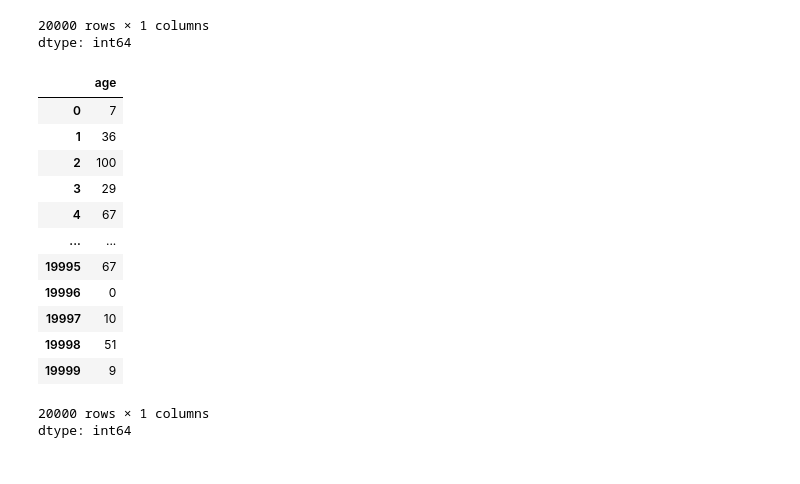
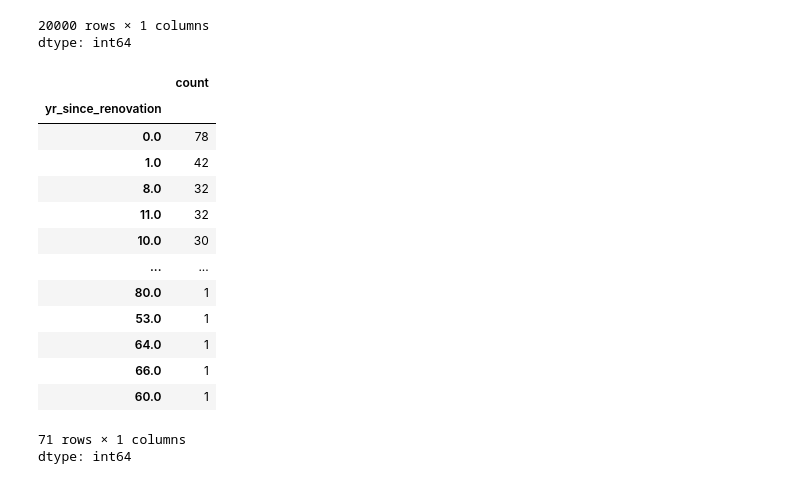
Before and after one commit to jennarandall785/Portfolio, a Jupyter notebook: notebooks/starter_housing.ipynb, the cells around one changed output. Saved outputs shown, nothing was run; the diff lists cells and outputs as text; code cells hidden in the pictures.

```diff
--- a/notebooks/starter_housing.ipynb
+++ b/notebooks/starter_housing.ipynb
@@ -184,23 +164,27 @@ housing["year_sold"]
 | 19999 | 2015 |
 20000 rows × 1 columns
 dtype: int64
-# %%
-housing["age"]= (housing["year_sold"]-housing["yr_built"])
-housing["age"]
-# %% [output]
-|  | age |
-| 0 | 7 |
-| 1 | 36 |
-| 2 | 100 |
-| 3 | 29 |
-| 4 | 67 |
-| ... | ... |
-| 19995 | 67 |
-| 19996 | 0 |
-| 19997 | 10 |
-| 19998 | 51 |
-| 19999 | 9 |
-20000 rows × 1 columns
-dtype: int64
+# %%
+housing["age"]= (housing["year_sold"]-housing["yr_built"])
+housing["has_been_renovated"] = (housing["yr_renovated"] > 0).astype(int)
+housing["yr_since_renovation"] = housing["year_sold"] - housing["yr_renovated"]
+housing.loc[housing["yr_renovated"] == 0, "yr_since_renovation"] = np.nan
+housing["yr_since_renovation"].value_counts()
+# %% [output]
+|  | count |
+| yr_since_renovation |  |
+| 0.0 | 78 |
+| 1.0 | 42 |
+| 8.0 | 32 |
+| 11.0 | 32 |
+| 10.0 | 30 |
+| ... | ... |
+| 80.0 | 1 |
+| 53.0 | 1 |
+| 64.0 | 1 |
+| 66.0 | 1 |
+| 60.0 | 1 |
+71 rows × 1 columns
+dtype: int64
 # %%
 y= housing["price"]
```
Also changed, not shown: parts of 5 cells of this notebook.
